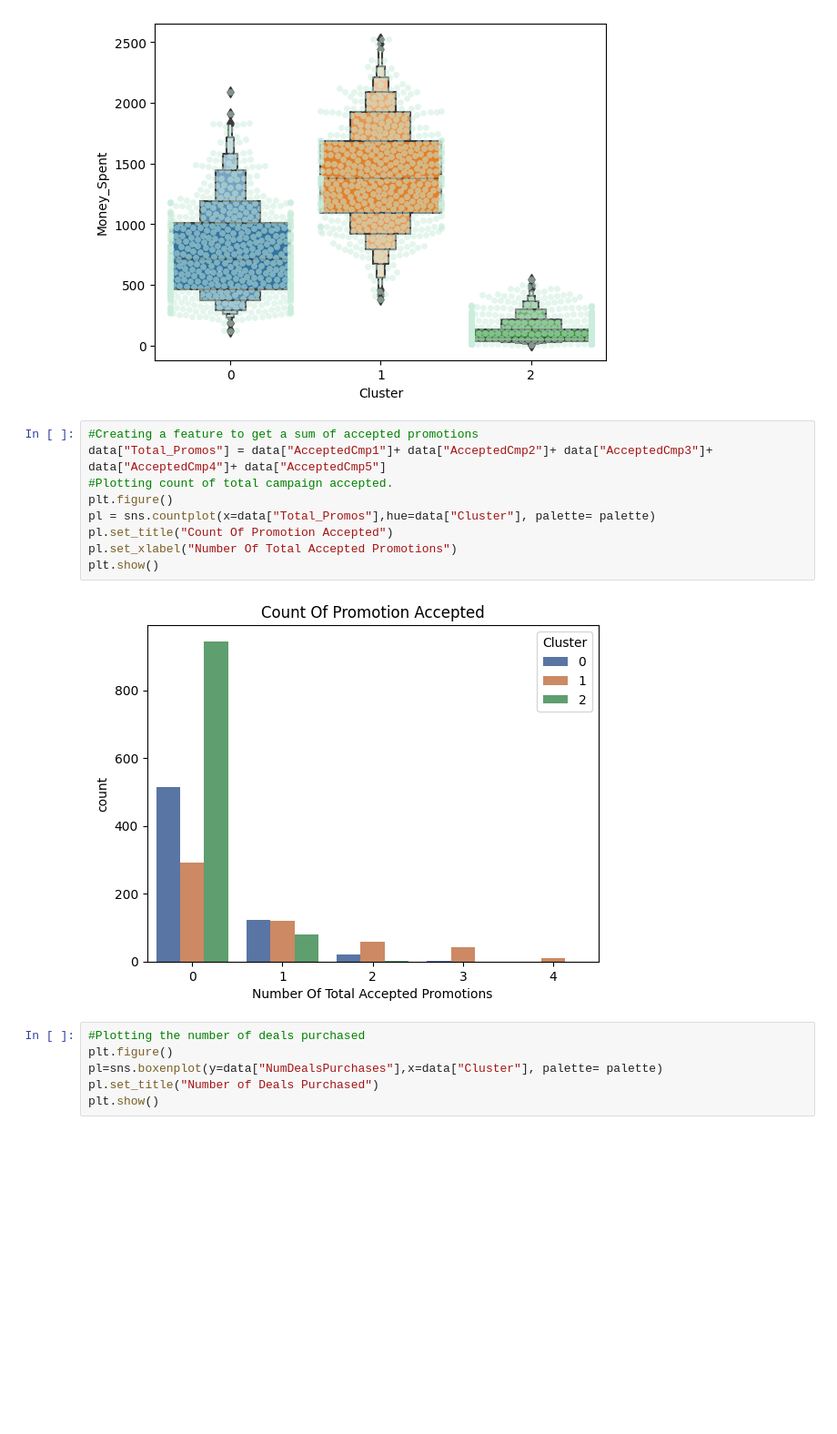
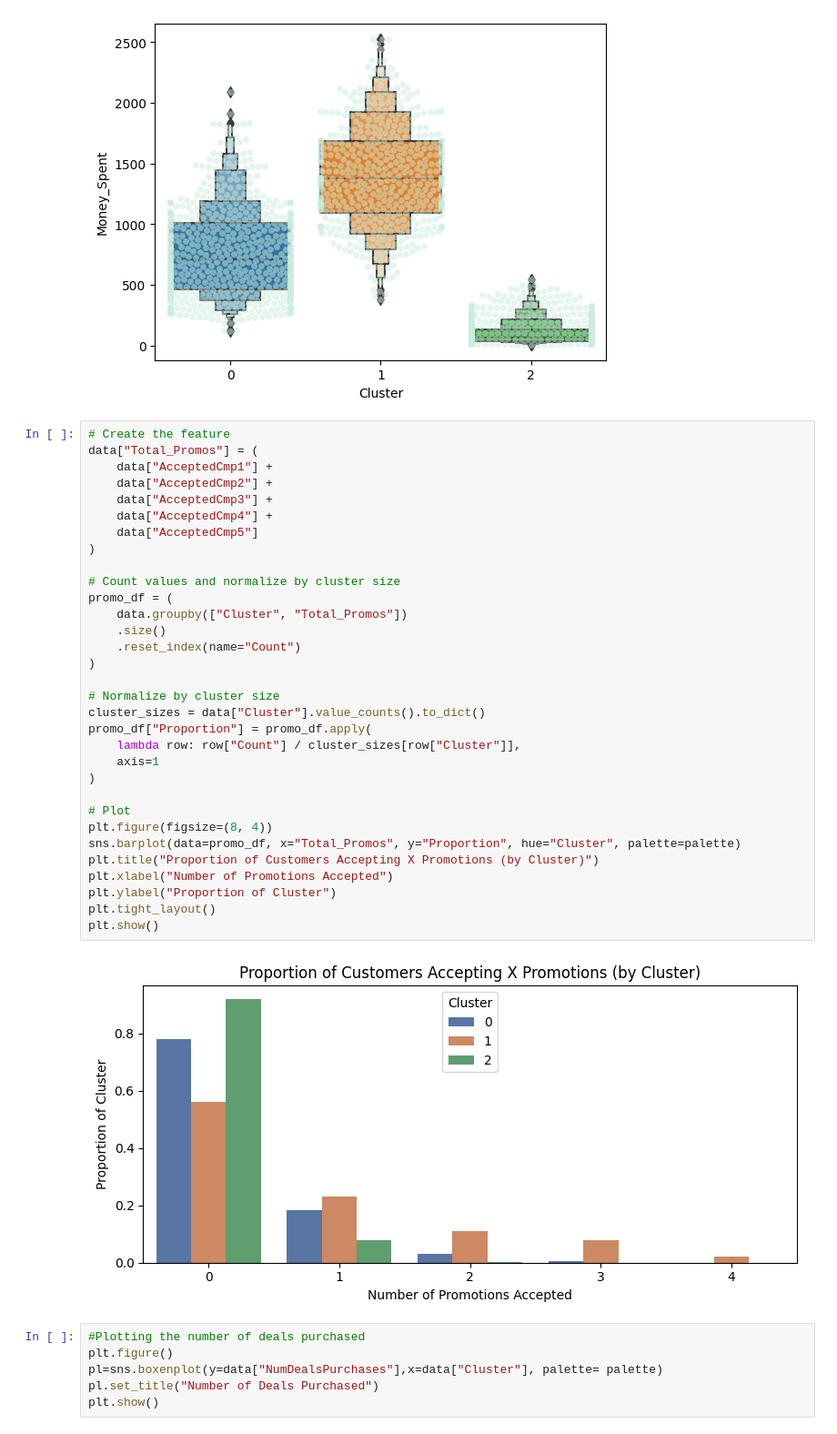
Before and after one commit to LouisChislett/customerSegmentation, a Jupyter notebook: customerProfiling.ipynb, the cells around one changed output. Shown at 91% size. Saved outputs shown, nothing was run; the diff lists cells and outputs as text; blank space fills up the shorter version.

```diff
--- a/customerProfiling.ipynb
+++ b/customerProfiling.ipynb
@@ -463,17 +463,40 @@ pl=sns.boxenplot(x=data["Cluster"], y=data["Money_Spent"])
 plt.show()
 # %% [output]
 [figure]
-# %%
-#Creating a feature to get a sum of accepted promotions
-data["Total_Promos"] = data["AcceptedCmp1"]+ data["AcceptedCmp2"]+ data["AcceptedCmp3"]+ data["AcceptedCmp4"]+ data["AcceptedCmp5"]
-#Plotting count of total campaign accepted.
-plt.figure()
-pl = sns.countplot(x=data["Total_Promos"],hue=data["Cluster"], palette= palette)
-pl.set_title("Count Of Promotion Accepted")
-pl.set_xlabel("Number Of Total Accepted Promotions")
-plt.show()
-# %% [output]
-[figure, removed]
+# %%
+# Create the feature
+data["Total_Promos"] = (
+    data["AcceptedCmp1"] +
+    data["AcceptedCmp2"] +
+    data["AcceptedCmp3"] +
+    data["AcceptedCmp4"] +
+    data["AcceptedCmp5"]
+)
+
+# Count values and normalize by cluster size
+promo_df = (
+    data.groupby(["Cluster", "Total_Promos"])
+    .size()
+    .reset_index(name="Count")
+)
+
+# Normalize by cluster size
+cluster_sizes = data["Cluster"].value_counts().to_dict()
+promo_df["Proportion"] = promo_df.apply(
+    lambda row: row["Count"] / cluster_sizes[row["Cluster"]],
+    axis=1
+)
+
+# Plot
+plt.figure(figsize=(8, 4))
+sns.barplot(data=promo_df, x="Total_Promos", y="Proportion", hue="Cluster", palette=palette)
+plt.title("Proportion of Customers Accepting X Promotions (by Cluster)")
+plt.xlabel("Number of Promotions Accepted")
+plt.ylabel("Proportion of Cluster")
+plt.tight_layout()
+plt.show()
+# %% [output]
+[figure, added]
 # %%
 #Plotting the number of deals purchased
 plt.figure()
```
Also changed, not shown: parts of 3 cells of this notebook, 2 other files.
